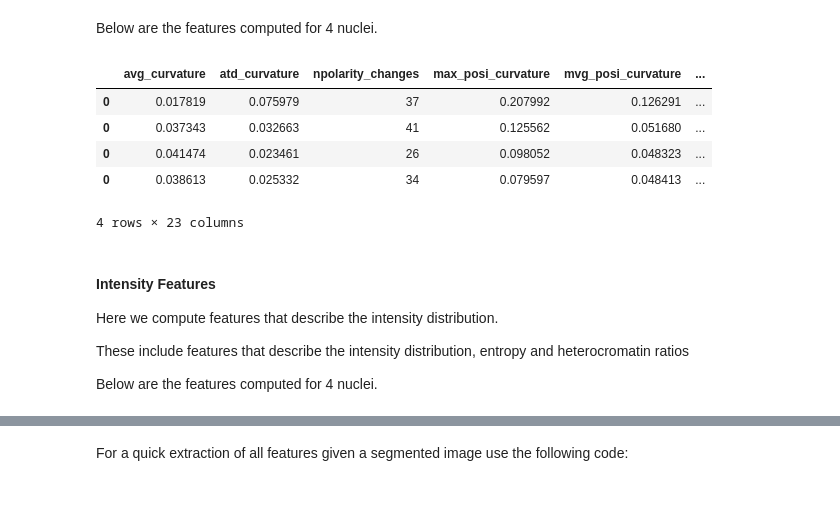
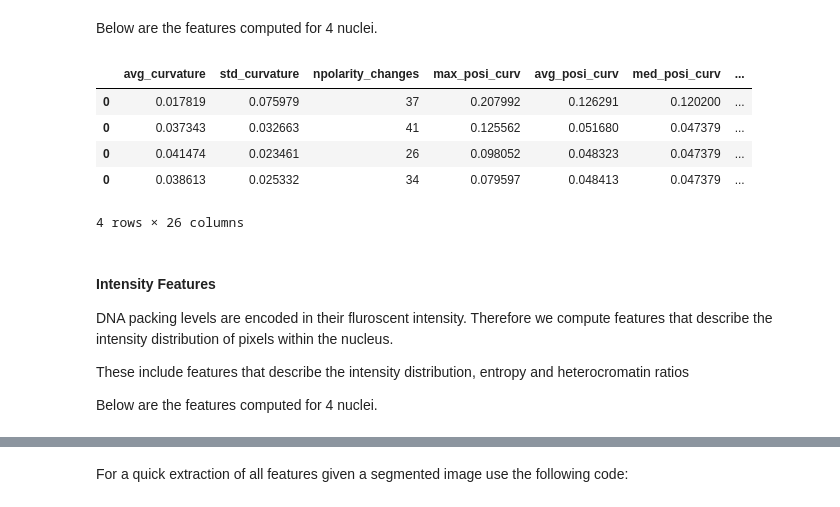
Before and after one commit to GVS-Lab/chrometrics, a Jupyter notebook: notebooks/Nuclear_Features.ipynb, the cells around one changed output, grey strips where cells are left out. Saved outputs shown, nothing was run; the diff lists cells and outputs as text; code cells hidden in the pictures.

```diff
--- a/notebooks/Nuclear_Features.ipynb
+++ b/notebooks/Nuclear_Features.ipynb
@@ -180,22 +183,22 @@ prominant_features
 # %% [markdown]
 Below are the features computed for 4 nuclei.
 # %%
-BLC_feat= pd.concat([BLC.curvature_features(props[nuc_of_interest[0]].image,step=5),
-                     BLC.curvature_features(props[nuc_of_interest[1]].image,step=5),
-                     BLC.curvature_features(props[nuc_of_interest[2]].image,step=5),
-                     BLC.curvature_features(props[nuc_of_interest[3]].image,step=5)])
+BLC_feat= pd.concat([BLC.measure_curvature_features(props[nuc_of_interest[0]].image,step=5),
+                     BLC.measure_curvature_features(props[nuc_of_interest[1]].image,step=5),
+                     BLC.measure_curvature_features(props[nuc_of_interest[2]].image,step=5),
+                     BLC.measure_curvature_features(props[nuc_of_interest[3]].image,step=5)])
 BLC_feat
 # %% [output]
-|  | avg_curvature | atd_curvature | npolarity_changes | max_posi_curvature | mvg_posi_curvature | ... |
-| 0 | 0.017819 | 0.075979 | 37 | 0.207992 | 0.126291 | ... |
-| 0 | 0.037343 | 0.032663 | 41 | 0.125562 | 0.051680 | ... |
-| 0 | 0.041474 | 0.023461 | 26 | 0.098052 | 0.048323 | ... |
-| 0 | 0.038613 | 0.025332 | 34 | 0.079597 | 0.048413 | ... |
+|  | avg_curvature | std_curvature | npolarity_changes | max_posi_curv | avg_posi_curv | med_posi_curv | ... |
+| 0 | 0.017819 | 0.075979 | 37 | 0.207992 | 0.126291 | 0.120200 | ... |
+| 0 | 0.037343 | 0.032663 | 41 | 0.125562 | 0.051680 | 0.047379 | ... |
+| 0 | 0.041474 | 0.023461 | 26 | 0.098052 | 0.048323 | 0.047379 | ... |
+| 0 | 0.038613 | 0.025332 | 34 | 0.079597 | 0.048413 | 0.047379 | ... |
-4 rows × 23 columns
+4 rows × 26 columns
 # %% [markdown]
 #### Intensity Features
 
-Here we compute features that describe the intensity distribution.
+DNA packing levels are encoded in their fluroscent intensity. Therefore we compute features that describe the intensity distribution of pixels within the nucleus.
 
 These include features that describe the intensity distribution, entropy and heterocromatin ratios
 
```
Also changed, not shown: parts of 19 cells of this notebook.
